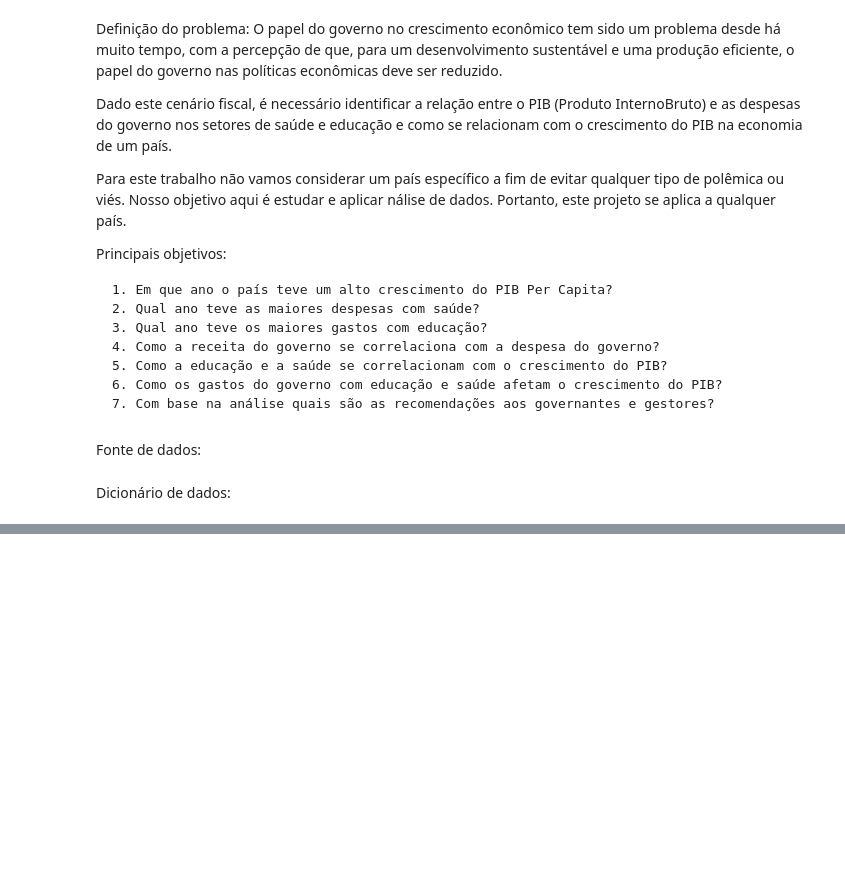
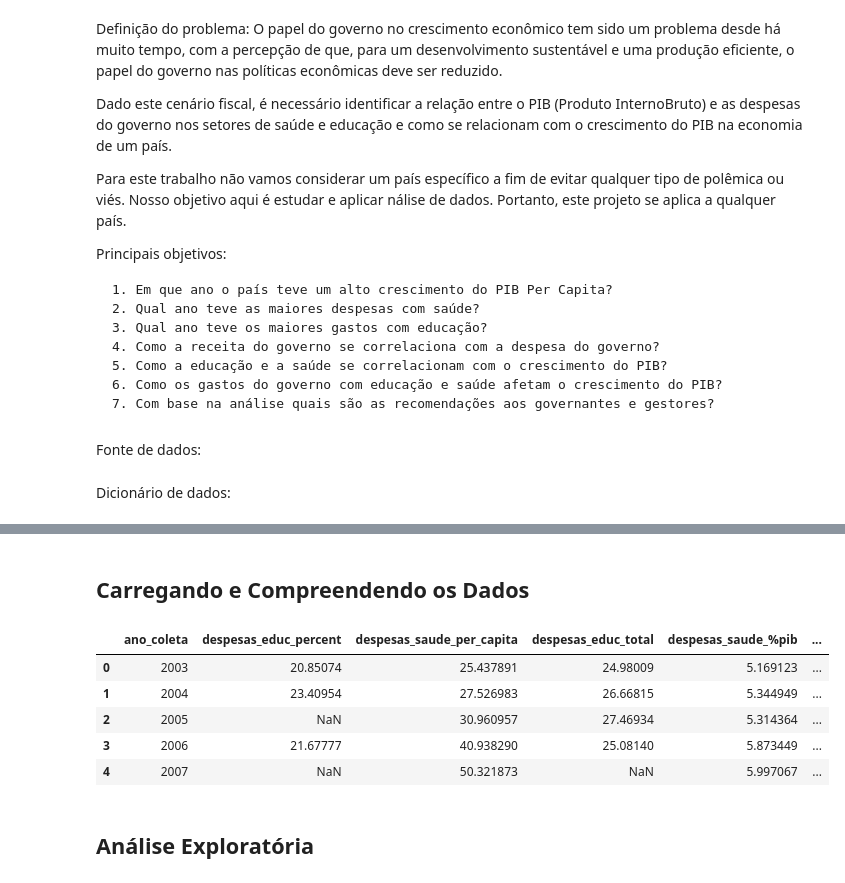
Before and after one commit to Renan-LS/Renan-LS, a Jupyter notebook: E_gov_Analytics.ipynb, the cells around one changed output, grey strips where cells are left out. Saved outputs shown, nothing was run; the diff lists cells and outputs as text; code cells hidden in the pictures; blank space fills up the shorter version.

```diff
--- a/E_gov_Analytics.ipynb
+++ b/E_gov_Analytics.ipynb
@@ -33,0 +45,2 @@ Dicionário de dados:
+# %% [markdown]
+## Carregando e Compreendendo os Dados
@@ -33,0 +49,11 @@ Dicionário de dados:
+# %%
+dados_egov.head()
+# %% [output]
+|  | ano_coleta | despesas_educ_percent | despesas_saude_per_capita | despesas_educ_total | despesas_saude_%pib | ... |
+| 0 | 2003 | 20.85074 | 25.437891 | 24.98009 | 5.169123 | ... |
+| 1 | 2004 | 23.40954 | 27.526983 | 26.66815 | 5.344949 | ... |
+| 2 | 2005 | NaN | 30.960957 | 27.46934 | 5.314364 | ... |
+| 3 | 2006 | 21.67777 | 40.938290 | 25.08140 | 5.873449 | ... |
+| 4 | 2007 | NaN | 50.321873 | NaN | 5.997067 | ... |
+# %% [markdown]
+## Análise Exploratória
```
Also changed, not shown: parts of 18 cells of this notebook.
